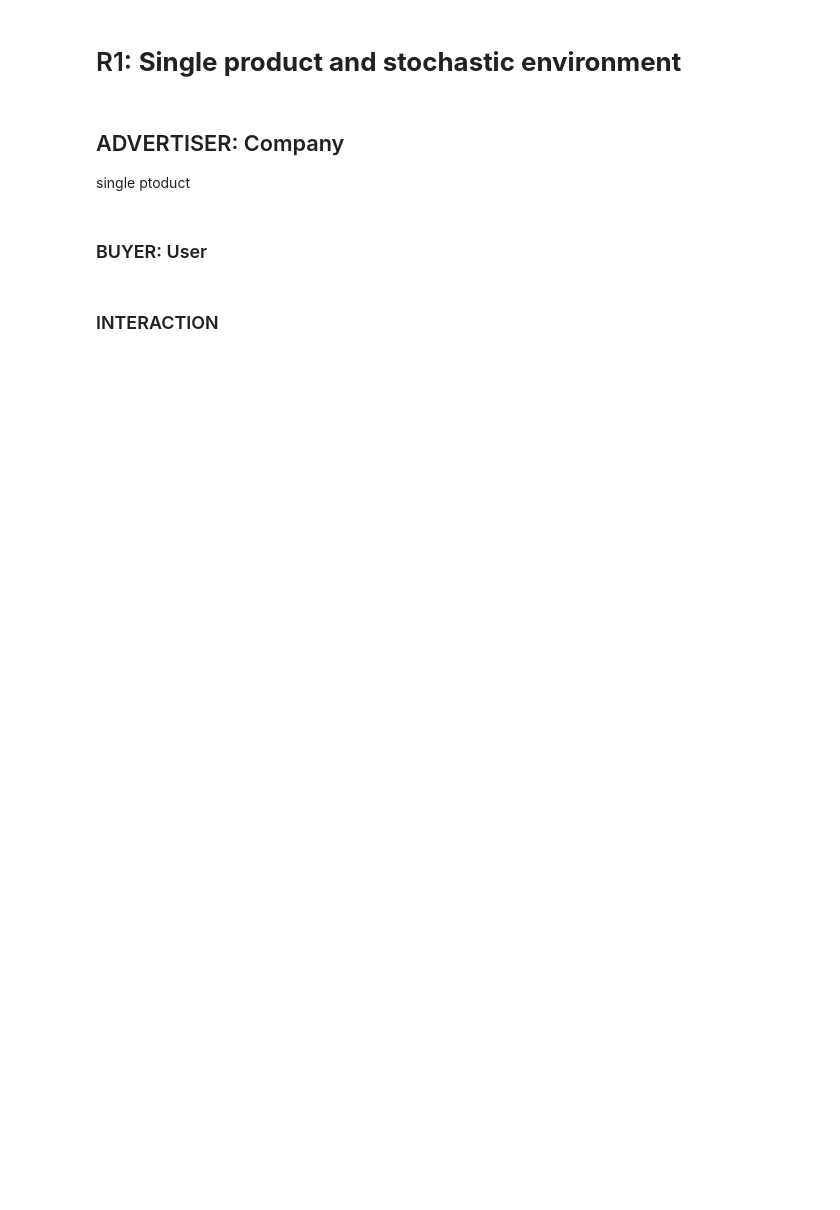
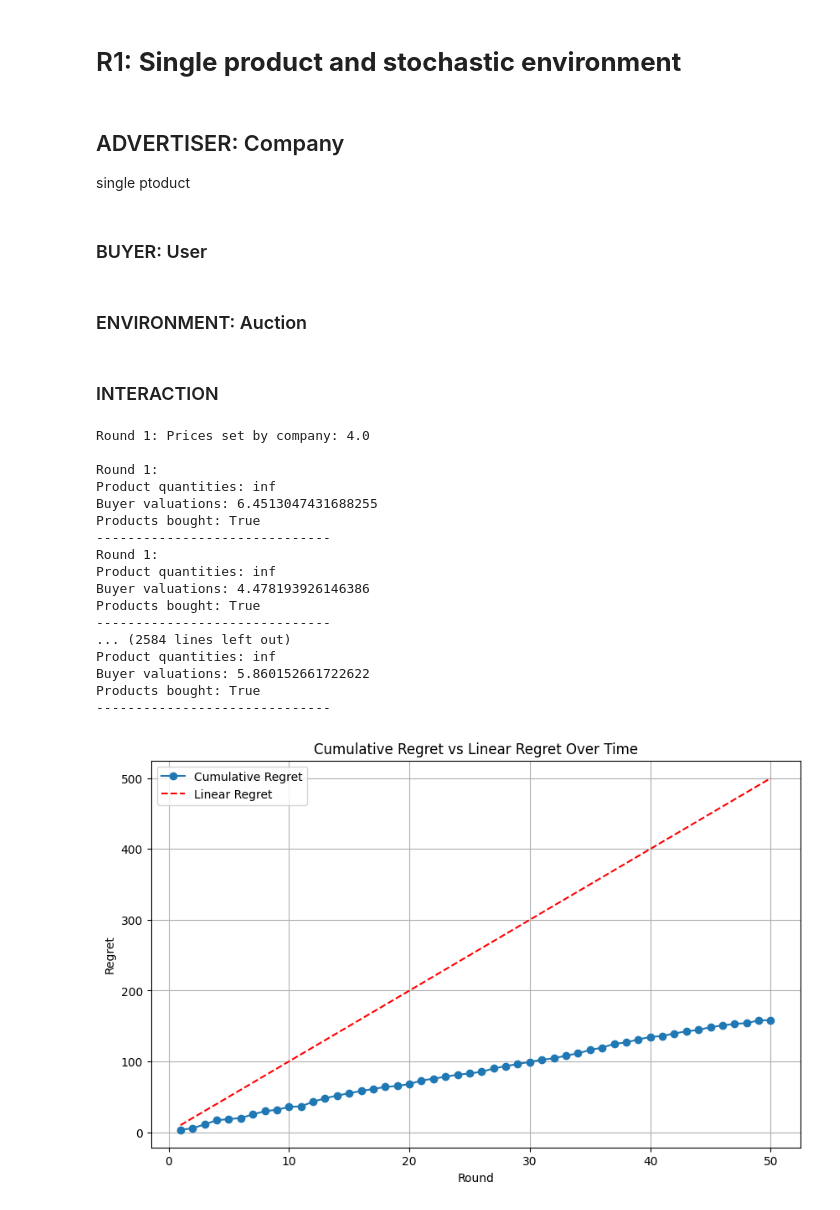
Before and after one commit to matteopasqual02/OLA-2025-project, a Jupyter notebook: R1_Single_product_and_stochastic_environment.ipynb, the cells around one changed output. Cells and saved outputs as stored; diff of their text form; code cells hidden in the pictures; blank space fills up the shorter version.

```diff
--- a/R1_Single_product_and_stochastic_environment.ipynb
+++ b/R1_Single_product_and_stochastic_environment.ipynb
@@ -30,11 +34,31 @@ class Company_R1:
 # %% [markdown]
 ### BUYER: User
 # %%
-class User:
-    def __init__(self, valuation):
-        self.valuation = valuation  # Valuation of the product
+class Buyer:
+    def __init__(self, valuations):
+        self.valuations = valuations  # list of valuations
 
-    def buy_product(self, price, quantity):
-        if self.valuation >= price and quantity > 0:
-            print(f"Product bought at price {price}")
+    def buy_product(self , time , price):
+        if self.valuations[time] >= price:
             return True
+        return False
+# %% [markdown]
+### ENVIRONMENT: Auction
+# %%
+def plot_round_history(t, company, buyer, purchases):
+    print(f"Round {t + 1}:")                            # Print the round number
+    print(f"Product quantities: {company.products}")    # Print the quantities of products
+    print(f"Buyer valuations: {buyer.valuations[t]}")            # Print the valuations of the buyer
+    print(f"Products bought: {purchases}")              # Print the products bought by the buyer
+    print("-" * 30)
+
+def plot_regret_history(rounds, regrets, linear_regret):
+    plt.figure(figsize=(10, 6))
+    plt.plot(rounds, regrets, marker='o', label='Cumulative Regret')                        # Plot cumulative regret
+    plt.plot(rounds, linear_regret, linestyle='--', color='red', label='Linear Regret')     # Plot linear regret
+    plt.title('Cumulative Regret vs Linear Regret Over Time')
+    plt.xlabel('Round')
+    plt.ylabel('Regret')
+    plt.legend()
+    plt.grid()
+    plt.show()
@@ -41,2 +123,25 @@ class User:
 # %% [markdown]
 ### INTERACTION
+# %%
+prices = np.linspace(1, 11, 3)  # Example price range from 1 to 10
+envi = Environment(50, prices, np.inf, 10)  # Example initialization
+envi.simulate_rounds()  # Simulate the rounds of the game
+# %% [output]
+Round 1: Prices set by company: 4.0
+
+Round 1:
+Product quantities: inf
+Buyer valuations: 6.4513047431688255
+Products bought: True
+------------------------------
+Round 1:
+Product quantities: inf
+Buyer valuations: 4.478193926146386
+Products bought: True
+------------------------------
+... (2584 lines left out)
+Product quantities: inf
+Buyer valuations: 5.860152661722622
+Products bought: True
+------------------------------
+[figure, added]
```
Also changed, not shown: parts of 3 cells of this notebook.
